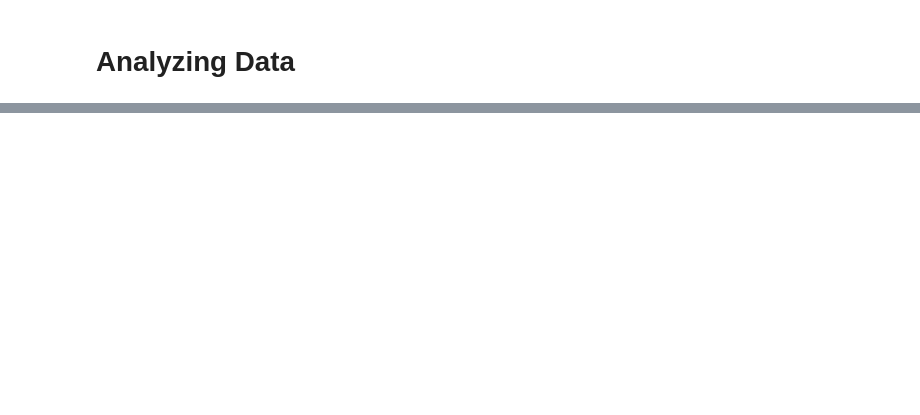
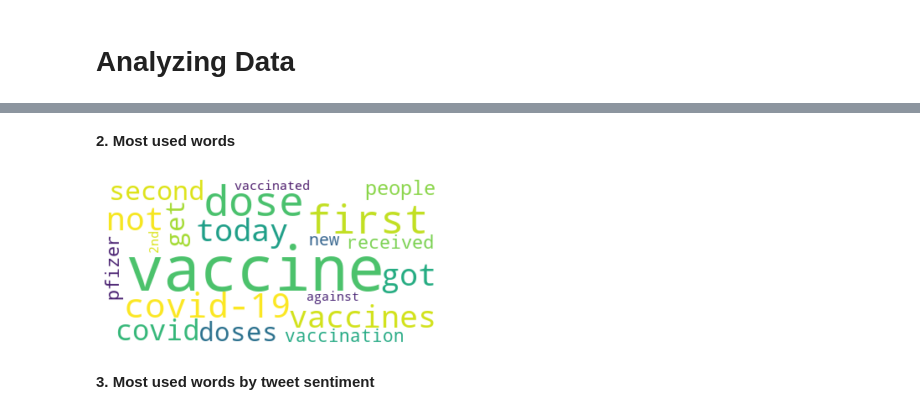
Before and after one commit to EliasEconomou/DataMining1-Sentiment-Analysis, a Jupyter notebook: DataMining1_Sentiment_Analysis.ipynb, the cells around one changed output, grey strips where cells are left out. Saved outputs shown, nothing was run; the diff lists cells and outputs as text; code cells hidden in the pictures; blank space fills up the shorter version.

```diff
--- a/DataMining1_Sentiment_Analysis.ipynb
+++ b/DataMining1_Sentiment_Analysis.ipynb
@@ -83,0 +128,21 @@ fatal: not a git repository (or any of the parent directories): .git
+# %% [markdown]
+
+**2.   Most used words**
+# %%
+wordList = list(chain.from_iterable(list(df["text"])))
+fdist = FreqDist(wordList)
+# fdist.most_common(20)
+
+wordcloud = WordCloud(max_words=20,
+                      background_color='white',
+                      contour_color='black',
+                      contour_width=4).generate_from_frequencies(fdist)
+
+
+plt.imshow(wordcloud, interpolation='bilinear')
+plt.axis('off')
+plt.show()
+# %% [output]
+[figure, added]
+# %% [markdown]
+**3.   Most used words by tweet sentiment**
```
Also changed, not shown: parts of 8 cells of this notebook.
